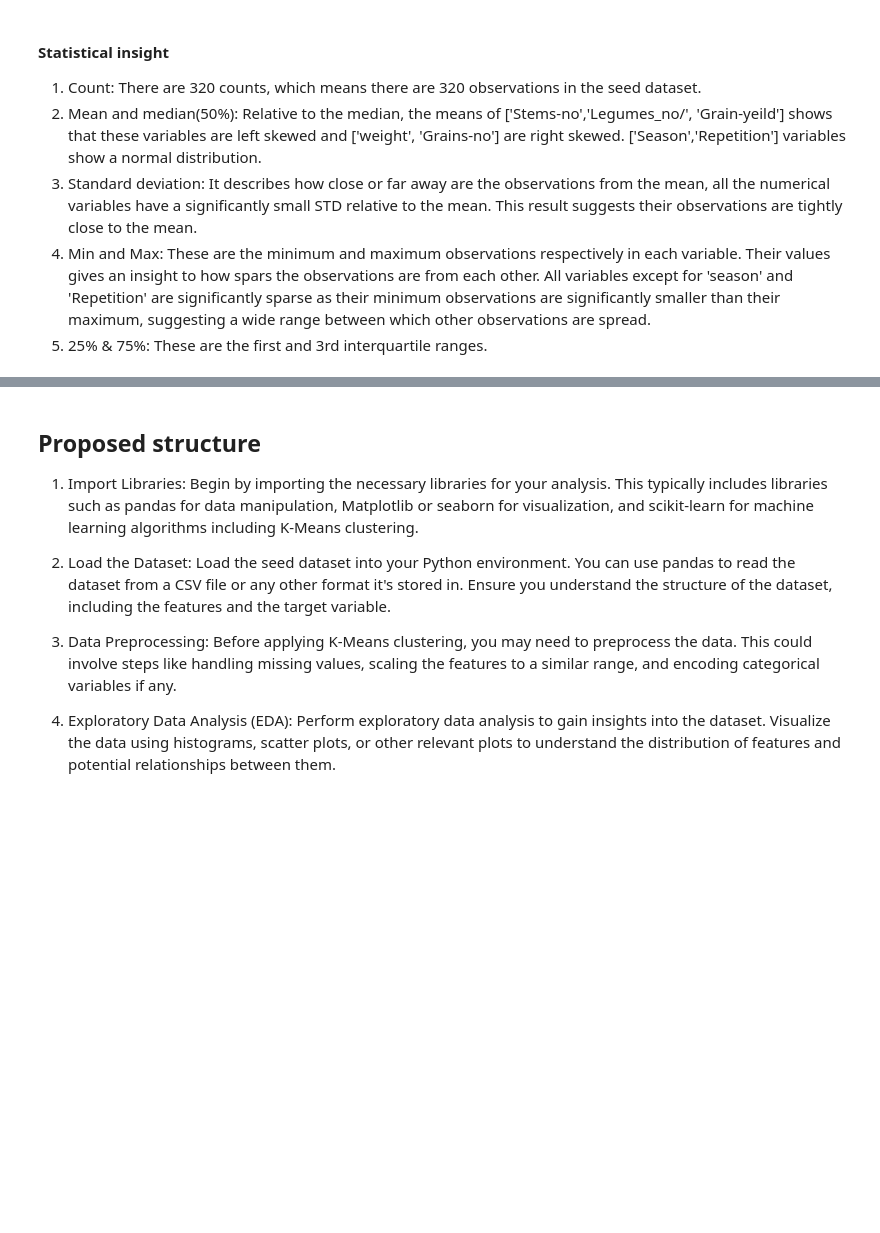
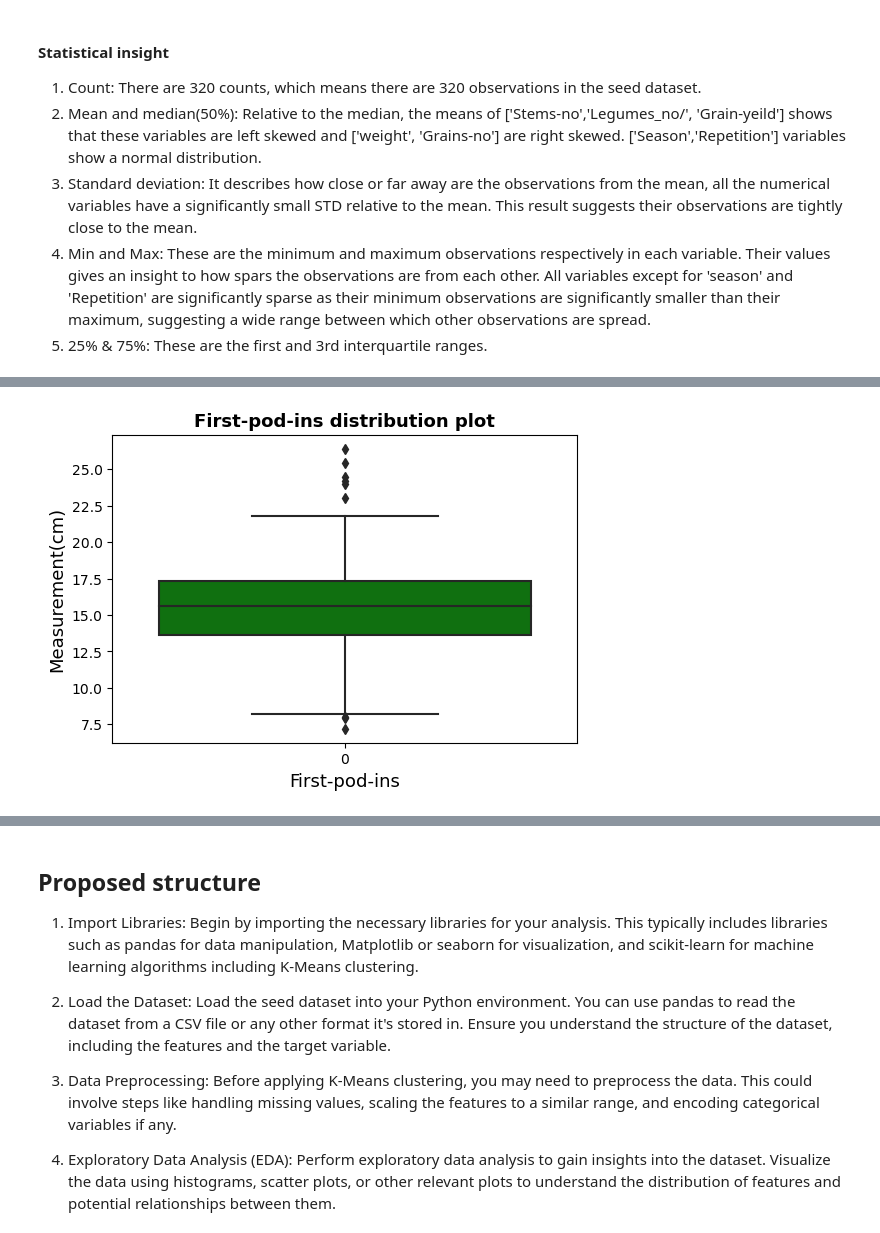
Before and after one commit to Ayomide-ola/Machine-learning-semester-2--, a Jupyter notebook: CA-1.ipynb, the cells around one changed output, grey strips where cells are left out. Cells and saved outputs as stored; diff of their text form; code cells hidden in the pictures; blank space fills up the shorter version.

```diff
--- a/CA-1.ipynb
+++ b/CA-1.ipynb
@@ -227,0 +260,10 @@ seed.describe()
+# %%
+plt.figure(figsize= (6,4))
+sns.boxplot(data=seed["First-pod-ins"], color = 'green')
+plt.title('First-pod-ins distribution plot', fontsize=13, fontweight='bold')
+plt.xlabel("First-pod-ins", fontsize=13)
+plt.ylabel("Measurement(cm)", fontsize =13)
+
+plt.show();
+# %% [output]
+[figure, added]
```
Also changed, not shown: parts of 15 cells of this notebook.
